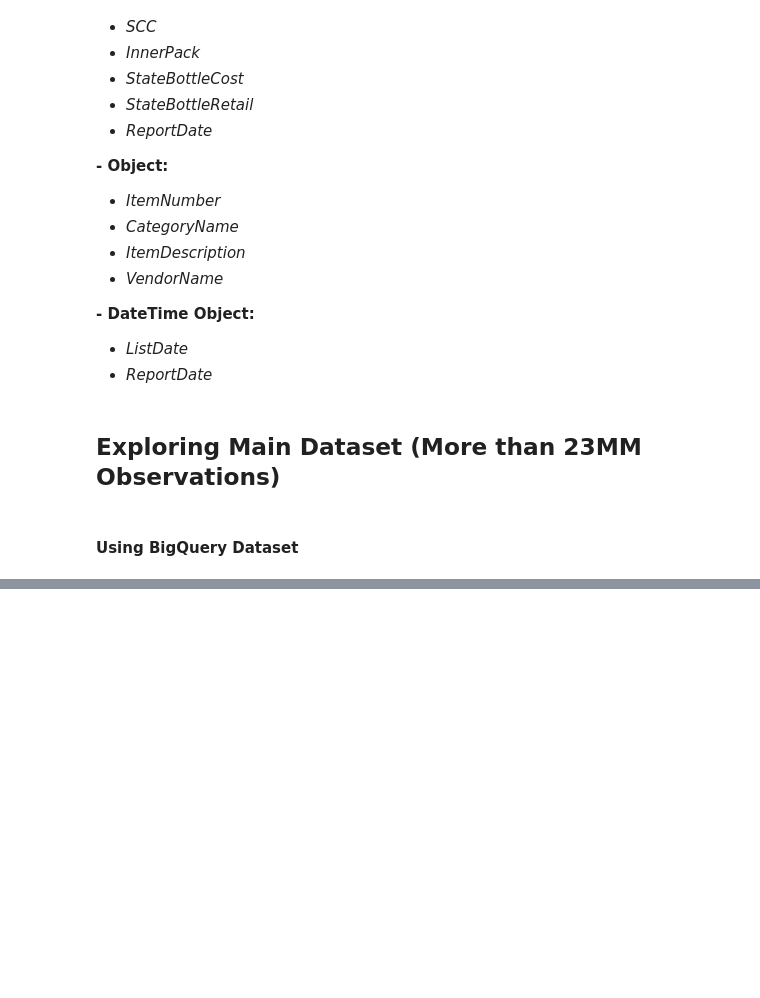
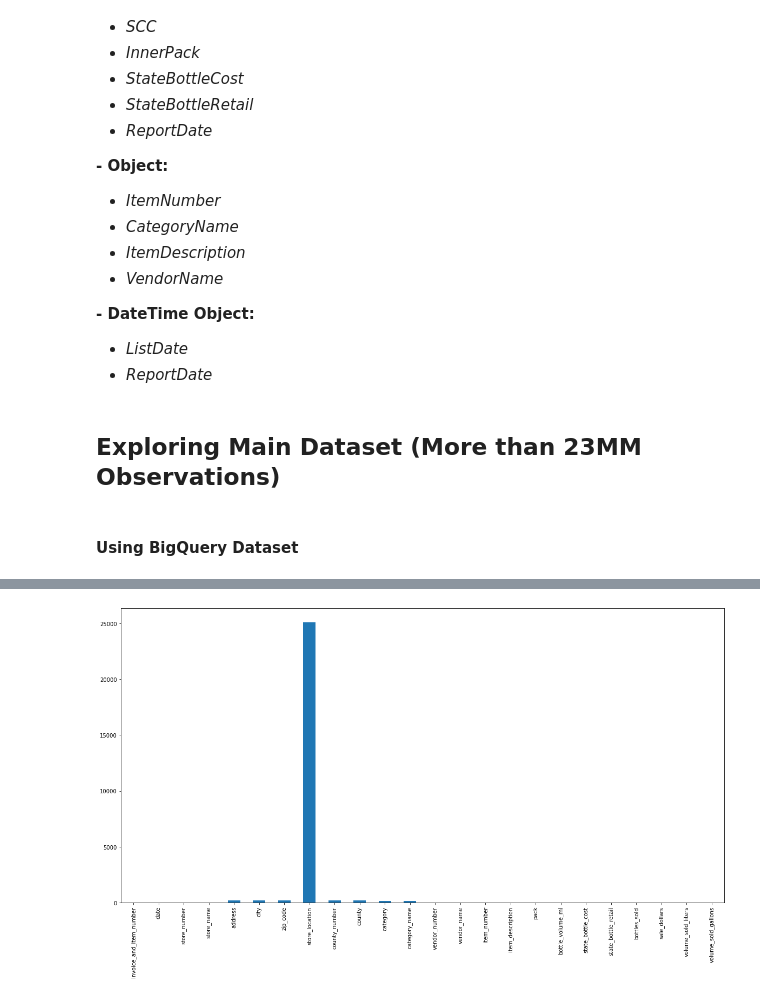
Before and after one commit to GitHuber626/Iowa_Liquor_Sales_Analysis, a Jupyter notebook: Tigran_V/Exploratory_Analysis.ipynb, the cells around one changed output, grey strips where cells are left out. Cells and saved outputs as stored; diff of their text form; code cells hidden in the pictures; blank space fills up the shorter version.

```diff
--- a/Tigran_V/Exploratory_Analysis.ipynb
+++ b/Tigran_V/Exploratory_Analysis.ipynb
@@ -179,3 +188,5 @@ stores_DF.store_number.value_counts().sum()
+# %%
+stores_DF.store_location = stores_DF.store_location.str.replace('POINT','').str.replace('(','').str.replace(')','').str.lstrip()
 # %%
 stores_DF.store_name.value_counts().sum()
 # %% [output]
@@ -182,0 +202,4 @@ stores_DF.store_name.value_counts().sum()
+# %%
+stores_DF['long'] = stores_DF.store_location.str.split(' ', expand=True)[0]
+# %%
+stores_DF['lat'] = stores_DF.store_location.str.split(' ', expand=True)[1]
@@ -182,0 +235,4 @@ stores_DF.store_name.value_counts().sum()
+# %%
+stores_DF.isna().sum().plot.bar();  # How many na values we have
+# %% [output]
+[figure, added]
```
Also changed, not shown: parts of 50 cells of this notebook.
